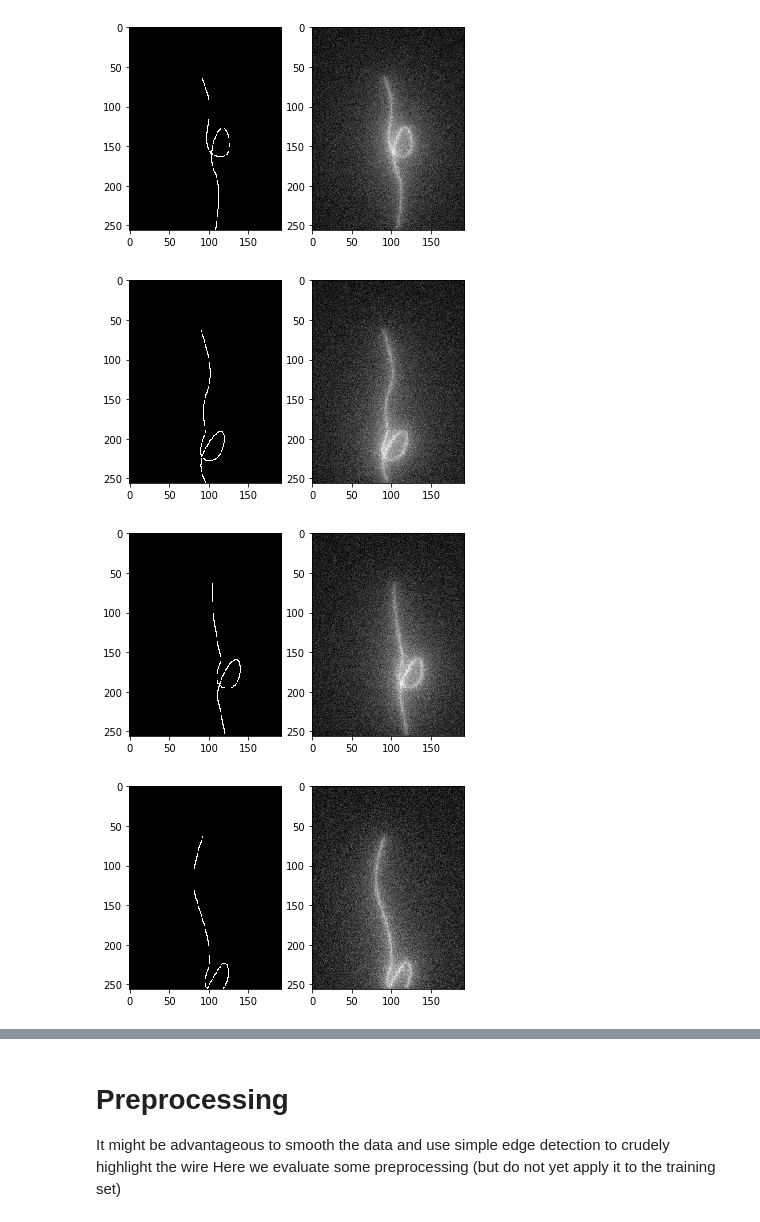
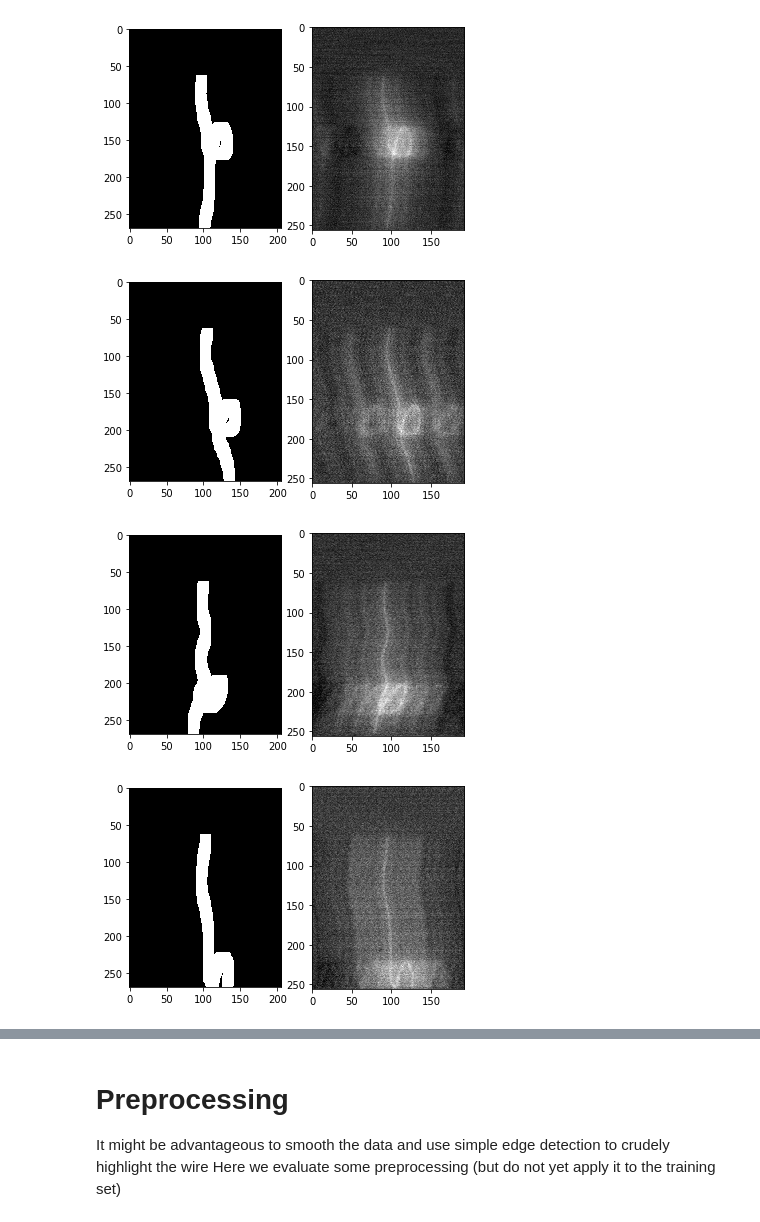
Before and after one commit to RobbieHolland/AIWire, a Jupyter notebook: segmentation.ipynb, the cells around one changed output, grey strips where cells are left out. Cells and saved outputs as stored; diff of their text form; code cells hidden in the pictures.

```diff
--- a/segmentation.ipynb
+++ b/segmentation.ipynb
@@ -16,9 +16,10 @@ print('Engine start took', time.time() - eng_start, 'seconds')
 
 data = []
 
+blur = 1.3
 sim_start = time.time()
 for i in range(5):
-    ground_truth, simulated = eng.simulate(0, nargout=2)
+    ground_truth, simulated = eng.simulate(blur, 15, 0, nargout=2)
 
     plt.subplot(121)
     plt.imshow(ground_truth, cmap='gray')
@@ -36,4 +37,4 @@ Engine start took 9.248042106628418 seconds
-[figure, old version]
+[figure, new version]
-[figure, old version]
+[figure, new version]
-[figure, old version]
+[figure, new version]
-[figure, old version]
+[figure, new version]
```
Also changed, not shown: parts of 14 cells of this notebook.
